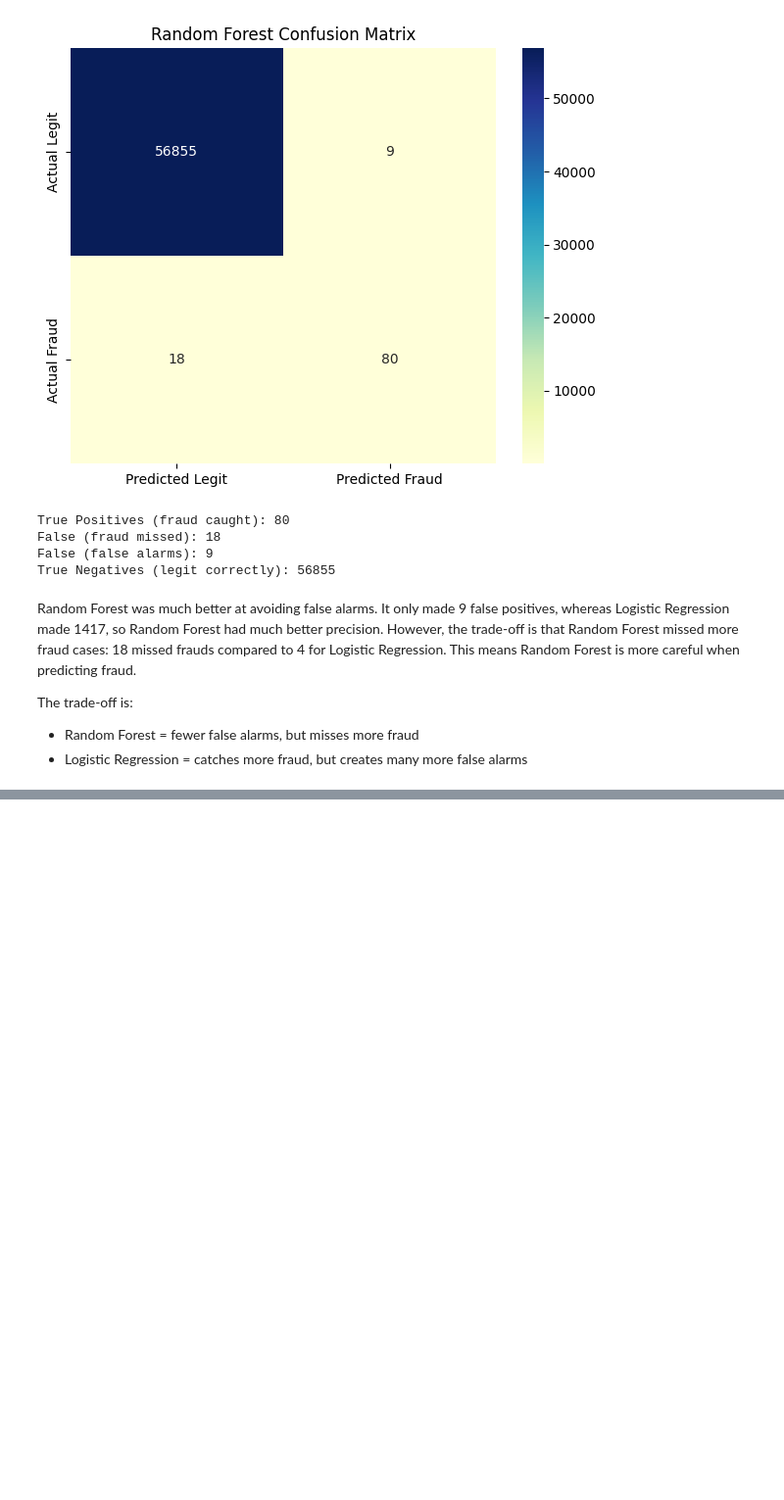
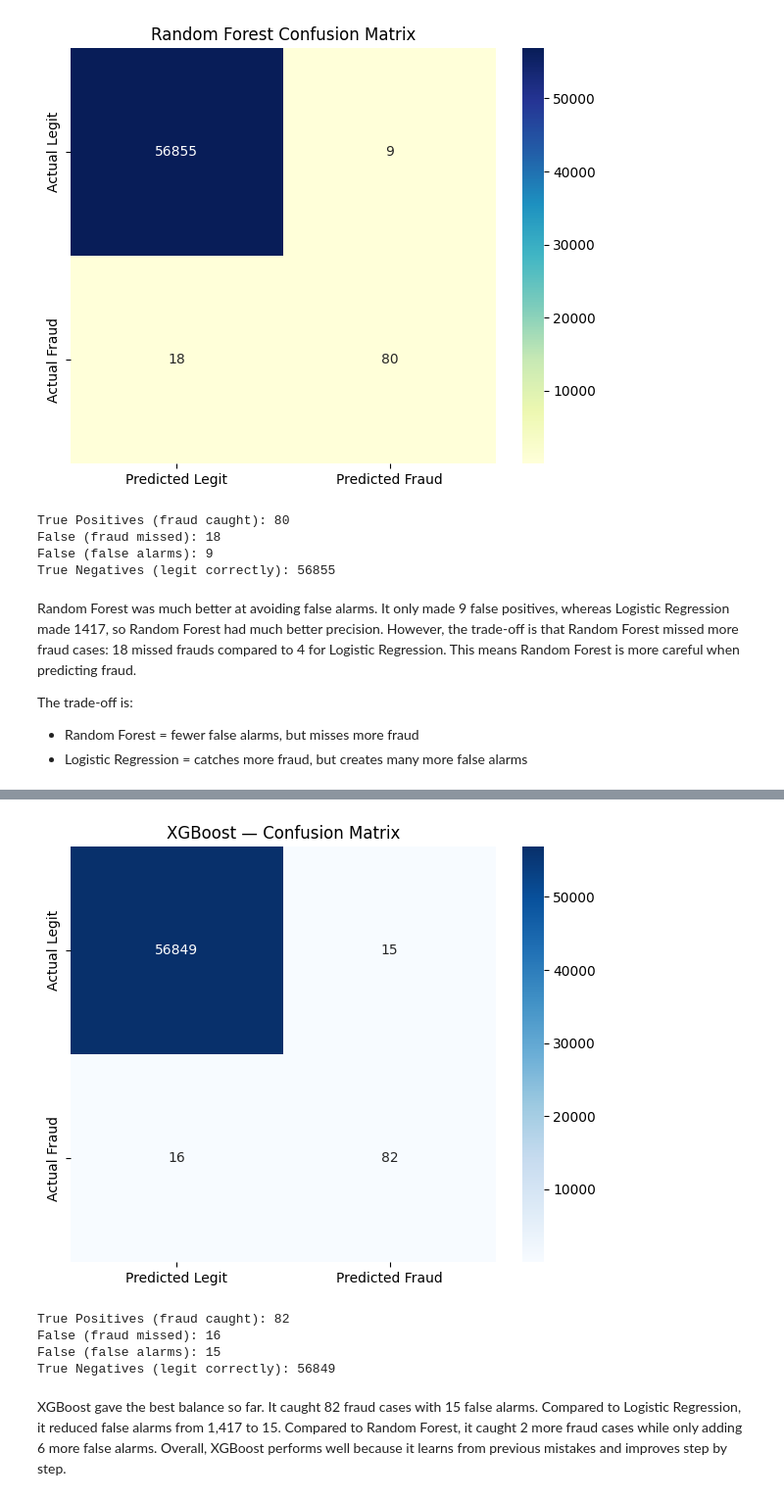
Before and after one commit to ShawarmaOnGit/ML-Assessment, a Jupyter notebook: credit_card_fraud_detection.ipynb, the cells around one changed output, grey strips where cells are left out. Shown at 98% size. Drawn from its saved outputs; the diff is of its cells as text; code cells hidden in the pictures; blank space fills up the shorter version.

```diff
--- a/credit_card_fraud_detection.ipynb
+++ b/credit_card_fraud_detection.ipynb
@@ -608,0 +615,10 @@ The trade-off is:
+# %%
+from xgboost import XGBClassifier
+
+xgb_model = XGBClassifier(eval_metric='aucpr', random_state=99)
+xgb_model.fit(X_train_sm, y_train_sm)
+xgb_pred  = xgb_model.predict(X_test)
+xgb_proba = xgb_model.predict_proba(X_test)[:, 1]
+
+print(classification_report(y_test, xgb_pred, target_names=['Legitimate', 'Fraud']))
+print(f"ROC-AUC: {roc_auc_score(y_test, xgb_proba):.4f}")
@@ -608,0 +638,22 @@ The trade-off is:
+# %%
+fig, ax = plt.subplots(figsize=(6, 5))
+cm_xgb = confusion_matrix(y_test, xgb_pred)
+sns.heatmap(cm_xgb, annot=True, fmt='d', cmap='Blues', xticklabels=['Predicted Legit', 'Predicted Fraud'], yticklabels=['Actual Legit', 'Actual Fraud'], ax=ax)
+ax.set_title('XGBoost — Confusion Matrix')
+plt.tight_layout()
+plt.savefig('plots/cm_xgboost.png', dpi=200)
+plt.show()
+
+tn, fp, fn, tp = cm_xgb.ravel()
+print(f"True Positives (fraud caught): {tp}")
+print(f"False (fraud missed): {fn}")
+print(f"False (false alarms): {fp}")
+print(f"True Negatives (legit correctly): {tn}")
+# %% [output]
+[figure, added]
+True Positives (fraud caught): 82
+False (fraud missed): 16
+False (false alarms): 15
+True Negatives (legit correctly): 56849
+# %% [markdown]
+XGBoost gave the best balance so far. It caught 82 fraud cases with 15 false alarms. Compared to Logistic Regression, it reduced false alarms from 1,417 to 15. Compared to Random Forest, it caught 2 more fraud cases while only adding 6 more false alarms. Overall, XGBoost performs well because it learns from previous mistakes and improves step by step.
```
Also changed, not shown: parts of 9 cells of this notebook.
